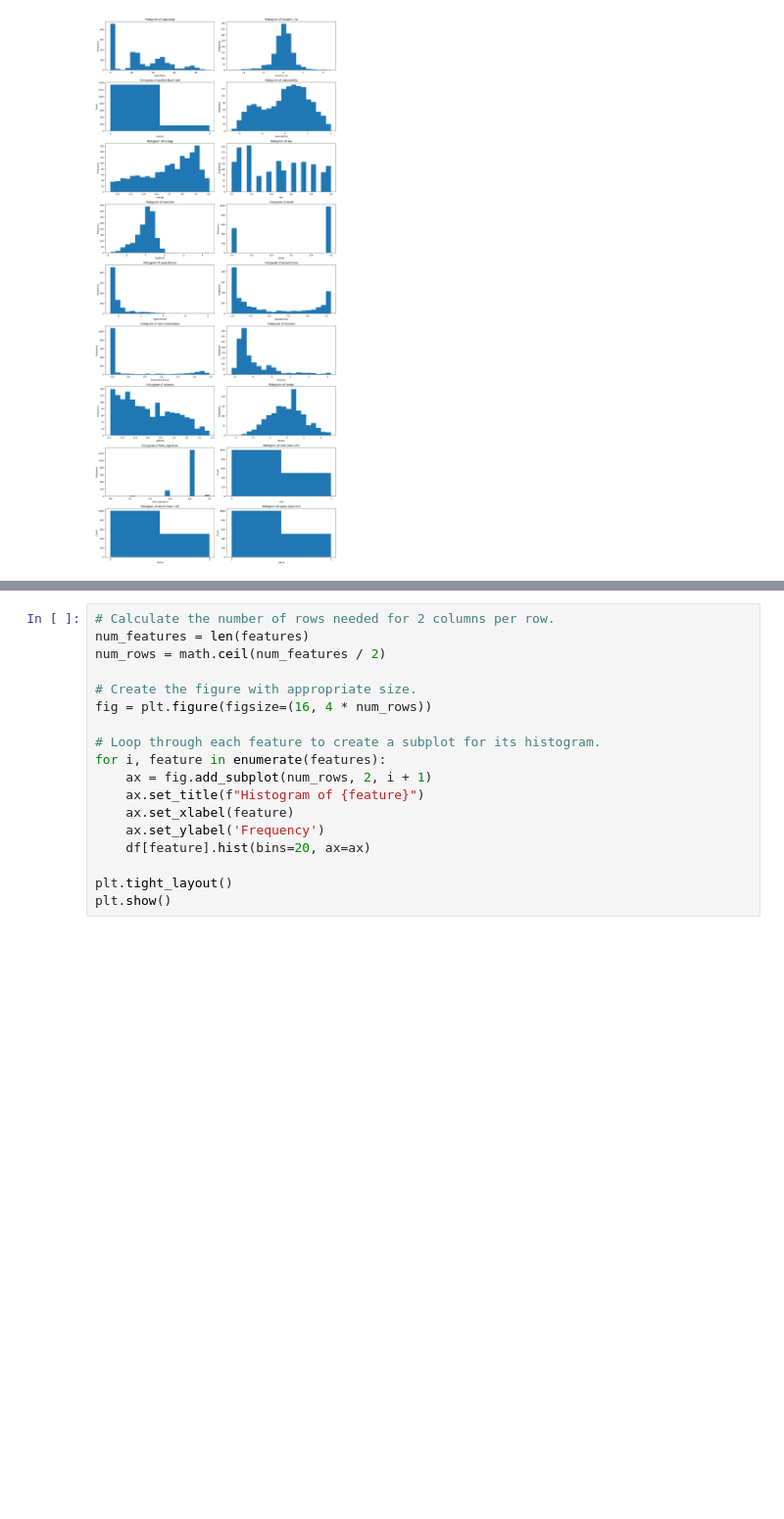
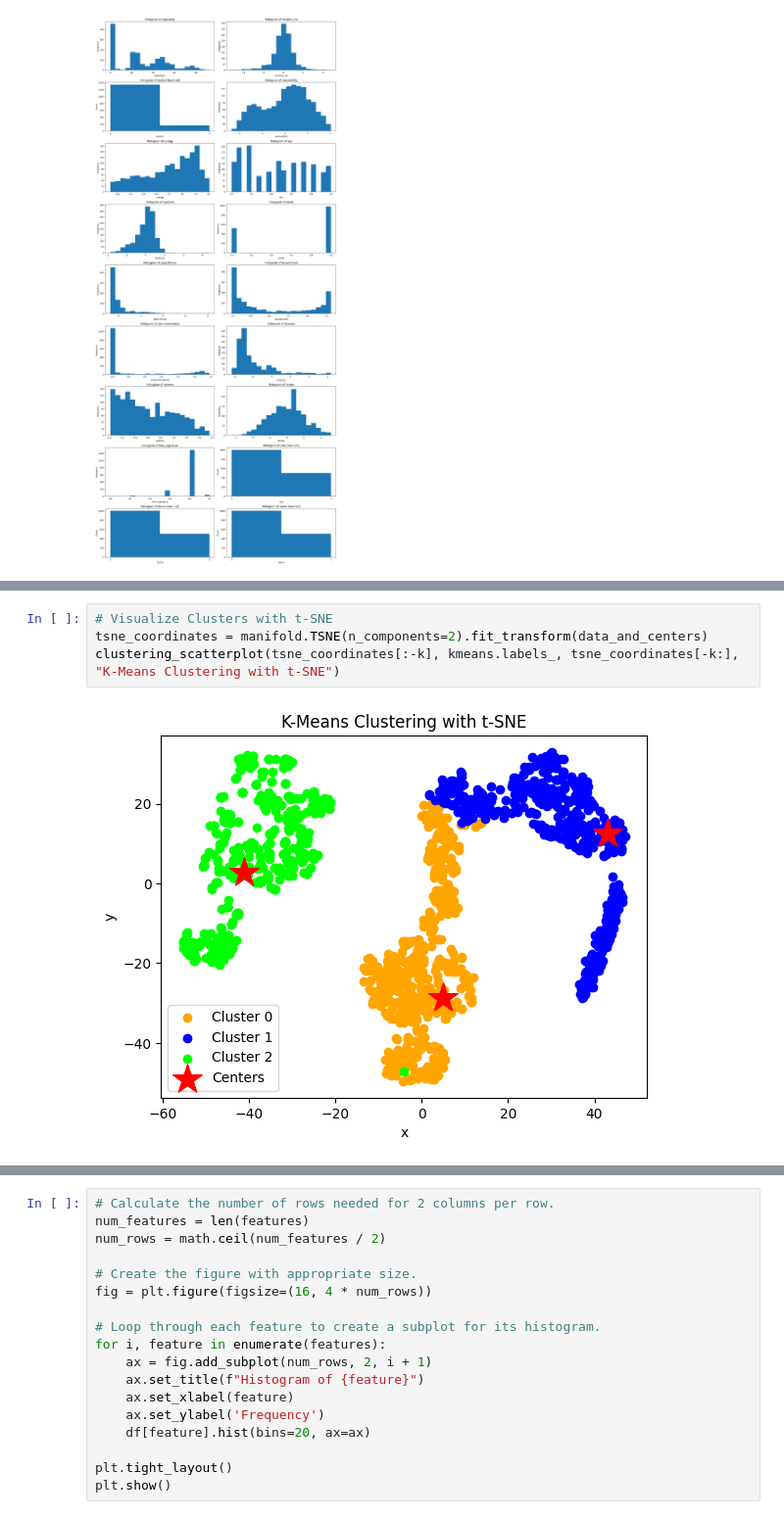
Before and after one commit to Whomstt/CS4168-Project, a Jupyter notebook: CS4168_Project.ipynb, the cells around one changed output, grey strips where cells are left out. Shown at 98% size. Saved outputs shown, nothing was run; the diff lists cells and outputs as text; blank space fills up the shorter version.

```diff
--- a/CS4168_Project.ipynb
+++ b/CS4168_Project.ipynb
@@ -422,0 +471,6 @@ pipe_clf = Pipeline([
+# %%
+# Visualize Clusters with t-SNE
+tsne_coordinates = manifold.TSNE(n_components=2).fit_transform(data_and_centers)
+clustering_scatterplot(tsne_coordinates[:-k], kmeans.labels_, tsne_coordinates[-k:], "K-Means Clustering with t-SNE")
+# %% [output]
+[figure, added]
```
Also changed, not shown: parts of 45 cells of this notebook.
